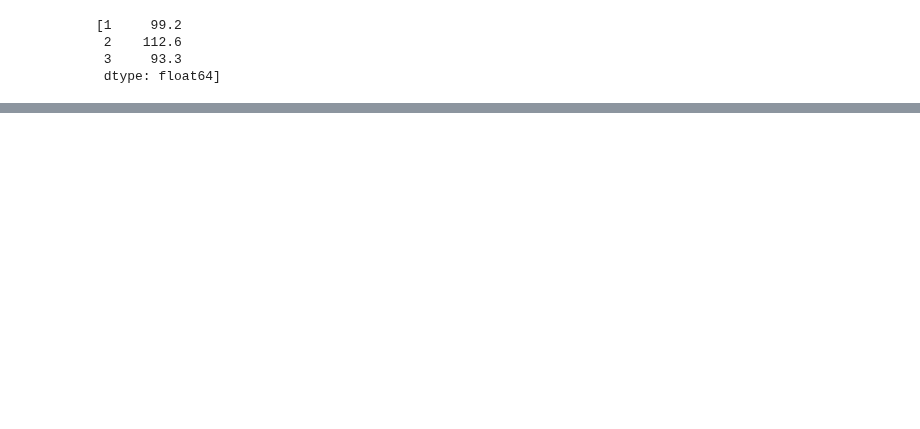
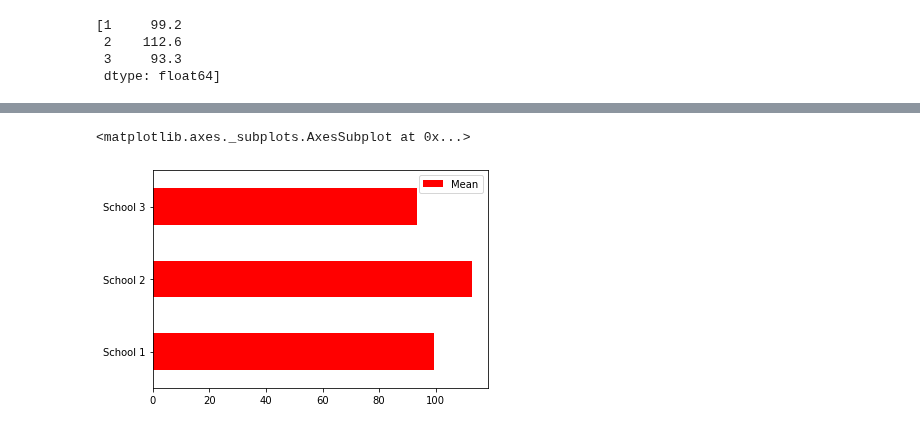
Before and after one commit to Brinkley97/applied_time_series_and_machine_learning, a Jupyter notebook: type_of_analysis/one_way_anova.ipynb, the cells around one changed output, grey strips where cells are left out. Cells and saved outputs as stored; diff of their text form; code cells hidden in the pictures; blank space fills up the shorter version.

```diff
--- a/type_of_analysis/one_way_anova.ipynb
+++ b/type_of_analysis/one_way_anova.ipynb
@@ -211,0 +289,5 @@ mean.plot.barh()
+# %%
+mean.plot.barh(color="Red")
+# %% [output]
+<matplotlib.axes._subplots.AxesSubplot at 0x...>
+[figure, added]
```
Also changed, not shown: parts of 14 cells of this notebook.
